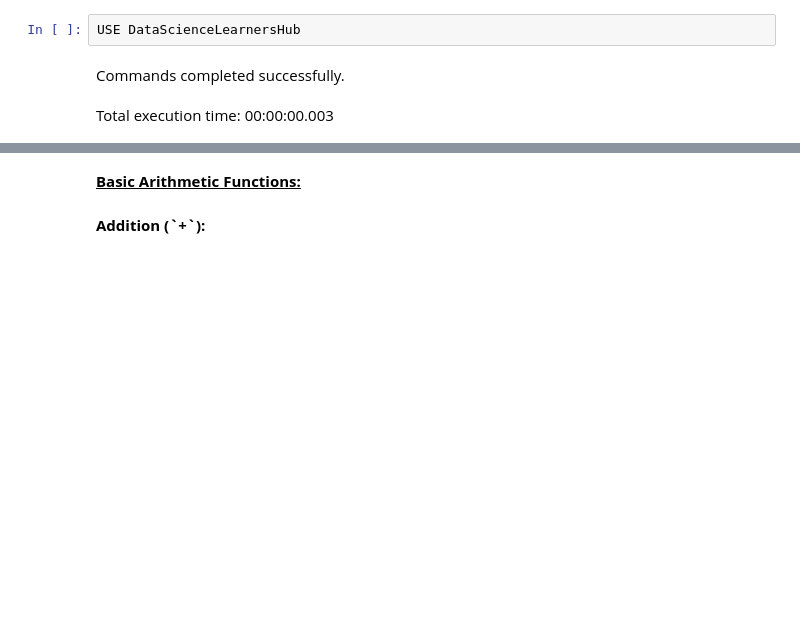
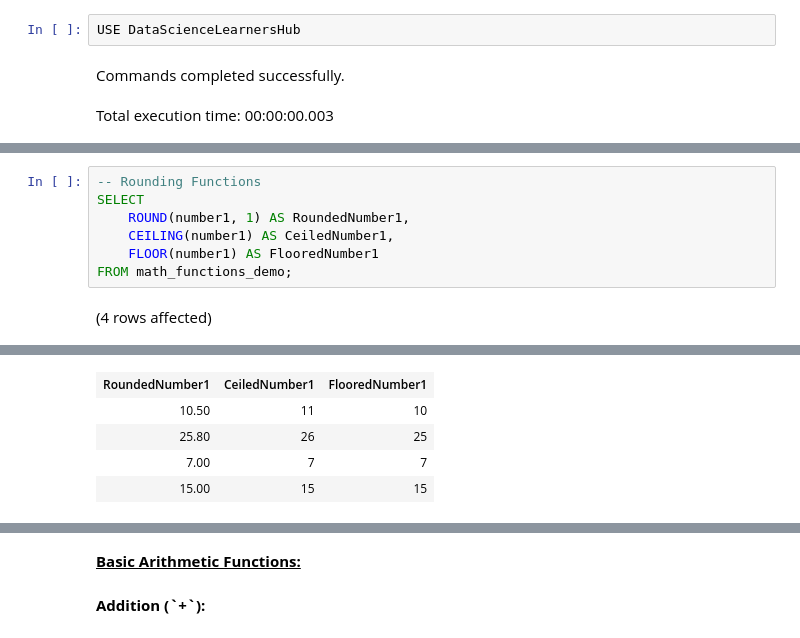
Before and after one commit to rathodlaxman/DataScienceLearnersHub-SQL, a Jupyter notebook: DSLH-MathFunctions.ipynb, the cells around one changed output, grey strips where cells are left out. Drawn from its saved outputs; the diff is of its cells as text; blank space fills up the shorter version.

```diff
--- a/DSLH-MathFunctions.ipynb
+++ b/DSLH-MathFunctions.ipynb
@@ -42,0 +132,9 @@ Total execution time: 00:00:00.007
+# %%
+-- Rounding Functions
+SELECT
+    ROUND(number1, 1) AS RoundedNumber1,
+    CEILING(number1) AS CeiledNumber1,
+    FLOOR(number1) AS FlooredNumber1
+FROM math_functions_demo;
+# %% [output]
+(4 rows affected)
@@ -42,0 +142,5 @@ Total execution time: 00:00:00.007
+| RoundedNumber1 | CeiledNumber1 | FlooredNumber1 |
+| 10.50 | 11 | 10 |
+| 25.80 | 26 | 25 |
+| 7.00 | 7 | 7 |
+| 15.00 | 15 | 15 |
```
Also changed, not shown: parts of 15 cells of this notebook, 2 other files.
